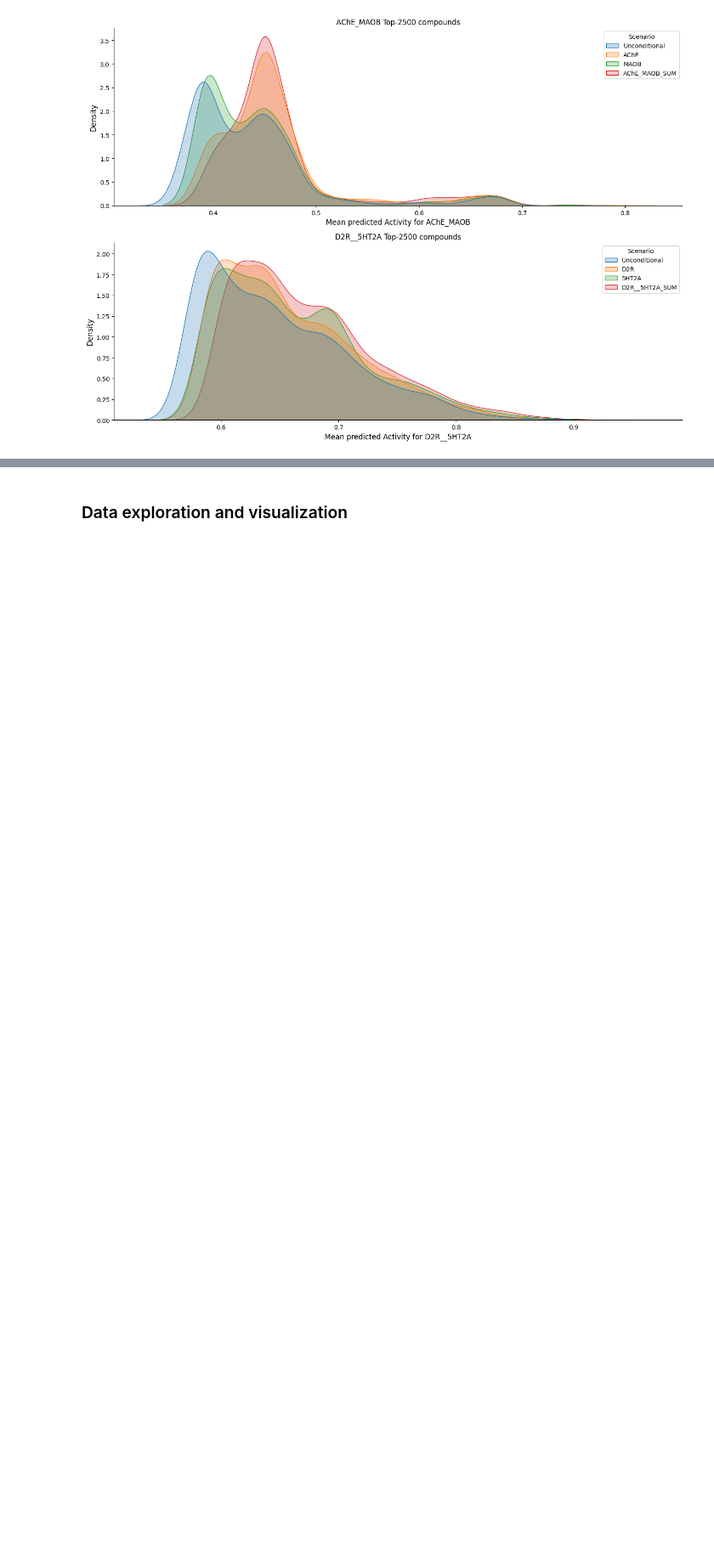
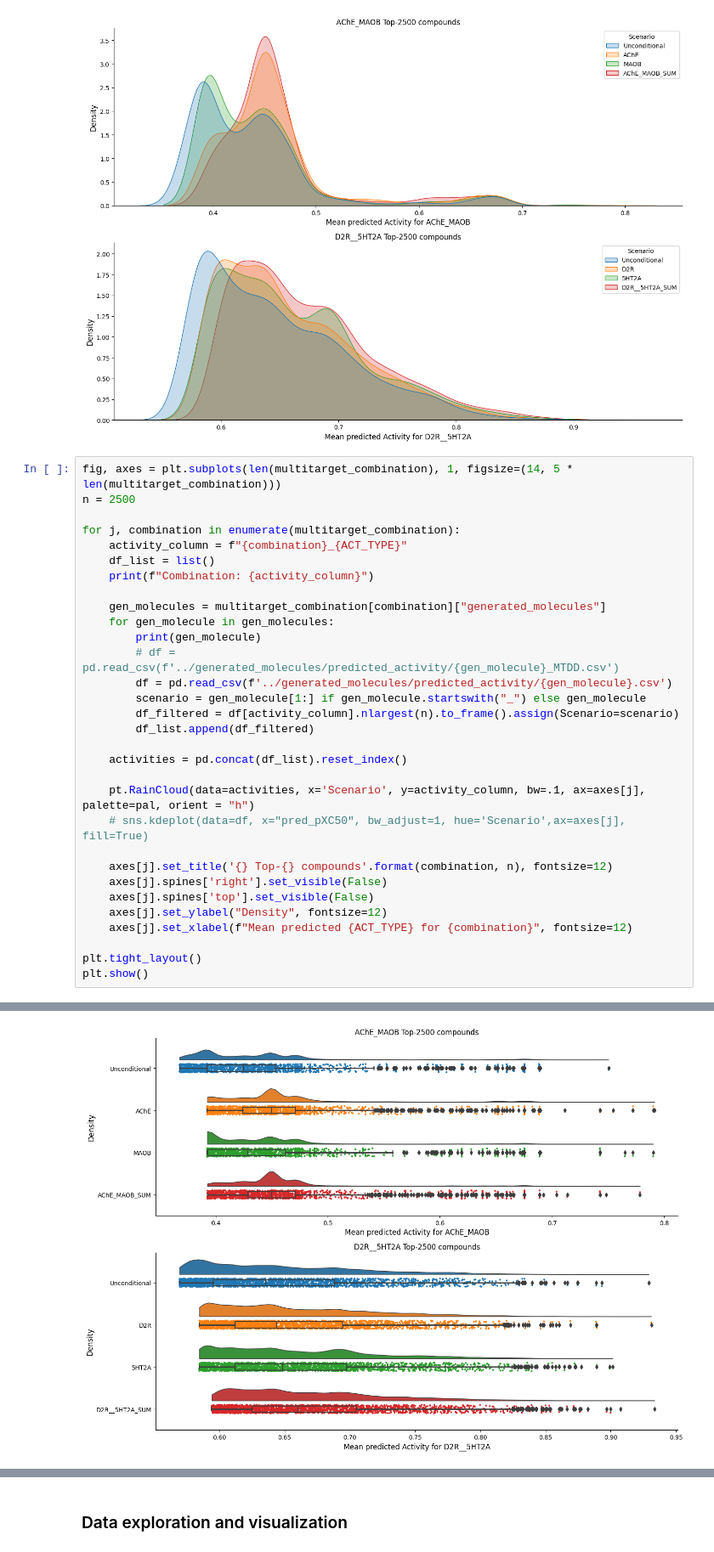
Before and after one commit to arthurcerveira/CoMPO-GPT, a Jupyter notebook: scripts/09-Data-Viz.ipynb, the cells around one changed output, grey strips where cells are left out. Shown at 85% size. Cells and saved outputs as stored; diff of their text form; blank space fills up the shorter version.

```diff
--- a/scripts/09-Data-Viz.ipynb
+++ b/scripts/09-Data-Viz.ipynb
@@ -321,3 +381,35 @@ D2R
 _5HT2A
 D2R__5HT2A_SUM
 [figure]
+# %%
+fig, axes = plt.subplots(len(multitarget_combination), 1, figsize=(14, 5 * len(multitarget_combination)))
+n = 2500
+
+for j, combination in enumerate(multitarget_combination):
+    activity_column = f"{combination}_{ACT_TYPE}"
+    df_list = list()
+    print(f"Combination: {activity_column}")
+
+    gen_molecules = multitarget_combination[combination]["generated_molecules"]
+    for gen_molecule in gen_molecules:
+        print(gen_molecule)
+        # df = pd.read_csv(f'../generated_molecules/predicted_activity/{gen_molecule}_MTDD.csv')
+        df = pd.read_csv(f'../generated_molecules/predicted_activity/{gen_molecule}.csv')
+        scenario = gen_molecule[1:] if gen_molecule.startswith("_") else gen_molecule
+        df_filtered = df[activity_column].nlargest(n).to_frame().assign(Scenario=scenario)
+        df_list.append(df_filtered)
+
+    activities = pd.concat(df_list).reset_index()
+
+    pt.RainCloud(data=activities, x='Scenario', y=activity_column, bw=.1, ax=axes[j], palette=pal, orient = "h")
+    # sns.kdeplot(data=df, x="pred_pXC50", bw_adjust=1, hue='Scenario',ax=axes[j], fill=True)
+
+    axes[j].set_title('{} Top-{} compounds'.format(combination, n), fontsize=12)
+    axes[j].spines['right'].set_visible(False)
+    axes[j].spines['top'].set_visible(False)
+    axes[j].set_ylabel("Density", fontsize=12)
+    axes[j].set_xlabel(f"Mean predicted {ACT_TYPE} for {combination}", fontsize=12)
+
+plt.tight_layout()
+plt.show()
+# %% [output]
@@ -324,3 +426,4 @@ D2R__5HT2A_SUM
+[figure, added]
 # %%
 for j, combination in enumerate(multitarget_combination):
     activity_column = f"{combination}_{ACT_TYPE}"
```
Also changed, not shown: parts of 4 cells of this notebook.
